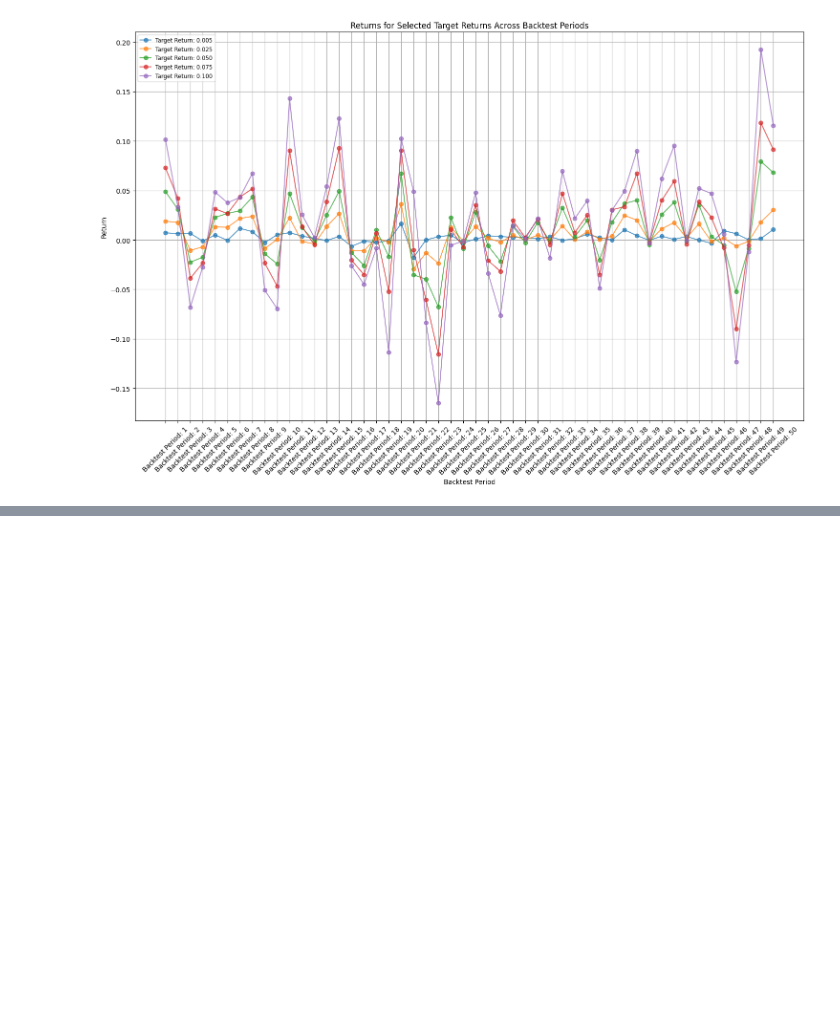
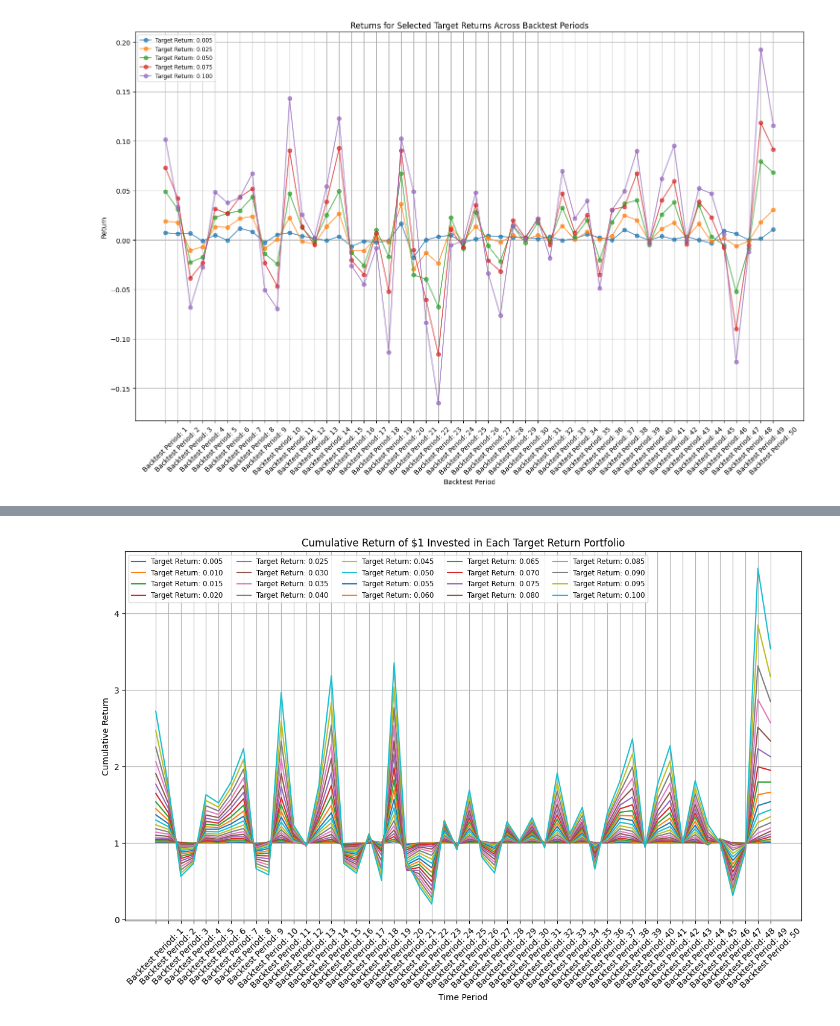
Before and after one commit to 97continuum/Portfolio_Optimizer_CPP, a Jupyter notebook: src/python/visualization.ipynb, the cells around one changed output, grey strips where cells are left out. Drawn from its saved outputs; the diff is of its cells as text; code cells hidden in the pictures; blank space fills up the shorter version.

Commit message:
Visualization for Portfolio Return, Cumulative Return, and Max Portfolio Drawdown

```diff
--- a/src/python/visualization.ipynb
+++ b/src/python/visualization.ipynb
@@ -123,3 +123,6 @@ plt.tight_layout()  # Adjust layout to fit everything
 plt.show()
 # %% [output]
 [figure]
+# %%
+cumulative_returns = (returns.drop(columns="Target Returns") + 1).cumprod()
+cumulative_returns
@@ -125,0 +148,17 @@ plt.show()
+# %%
+# Plot every 5th row on the same plot
+plt.figure(figsize=(12, 8))
+
+for index, row in cumulative_returns.iterrows():
+    plt.plot(row, label=f'Target Return: {returns.iloc[index]["Target Returns"]:.3f}')
+
+plt.title('Cumulative Return of $1 Invested in Each Target Return Portfolio')
+plt.xlabel('Time Period')
+plt.ylabel('Cumulative Return')
+plt.grid(True)
+plt.xticks(rotation=45)  # Rotate x-axis labels for better readability
+plt.legend(loc='upper left', fontsize='small', ncol = 5)  # Place legend outside the plot
+plt.tight_layout()
+plt.show()
+# %% [output]
+[figure, added]
```
Also changed, not shown: parts of 2 cells of this notebook.
